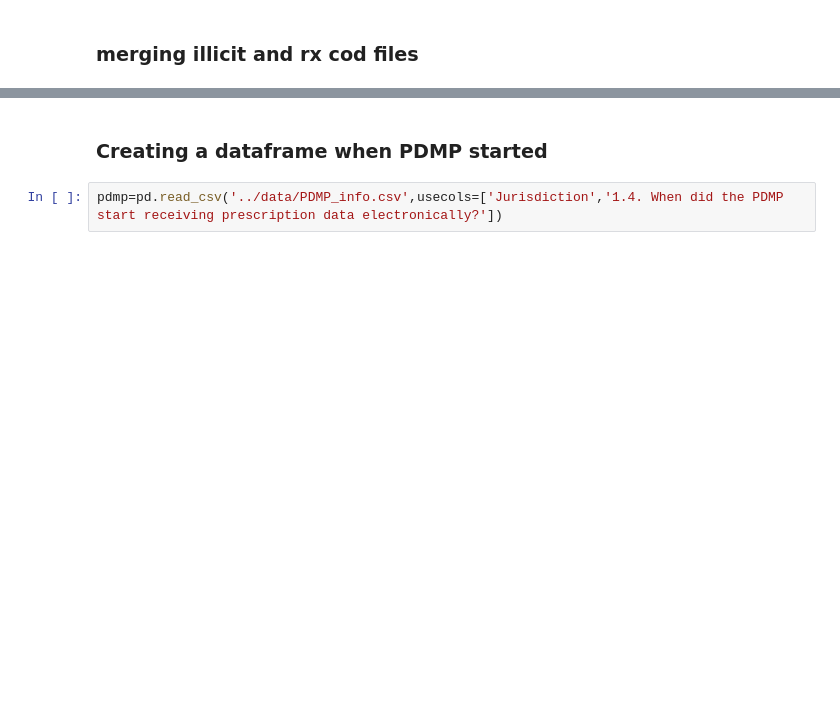
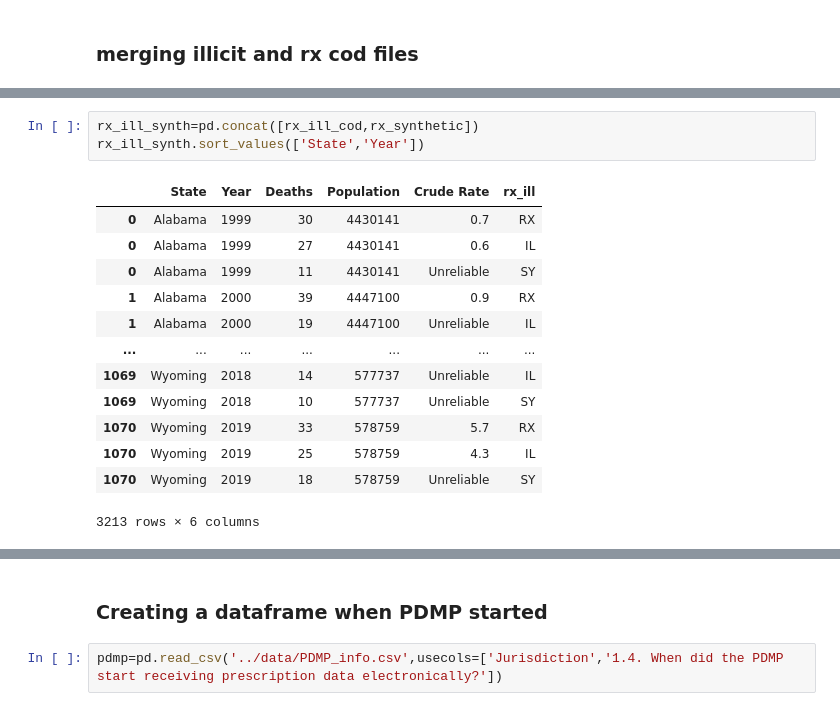
Before and after one commit to dhoza/opioids, a Jupyter notebook: Notebooks/Opioid_Use_and_Abuse.ipynb, the cells around one changed output, grey strips where cells are left out. Saved outputs shown, nothing was run; the diff lists cells and outputs as text; blank space fills up the shorter version.

```diff
--- a/Notebooks/Opioid_Use_and_Abuse.ipynb
+++ b/Notebooks/Opioid_Use_and_Abuse.ipynb
@@ -307,3 +253,20 @@ rx_ill_cod.sort_values(['State','Year'])
+# %%
+rx_ill_synth=pd.concat([rx_ill_cod,rx_synthetic])
+rx_ill_synth.sort_values(['State','Year'])
+# %% [output]
+|  | State | Year | Deaths | Population | Crude Rate | rx_ill |
+| 0 | Alabama | 1999 | 30 | 4430141 | 0.7 | RX |
+| 0 | Alabama | 1999 | 27 | 4430141 | 0.6 | IL |
+| 0 | Alabama | 1999 | 11 | 4430141 | Unreliable | SY |
+| 1 | Alabama | 2000 | 39 | 4447100 | 0.9 | RX |
+| 1 | Alabama | 2000 | 19 | 4447100 | Unreliable | IL |
+| ... | ... | ... | ... | ... | ... | ... |
+| 1069 | Wyoming | 2018 | 14 | 577737 | Unreliable | IL |
+| 1069 | Wyoming | 2018 | 10 | 577737 | Unreliable | SY |
+| 1070 | Wyoming | 2019 | 33 | 578759 | 5.7 | RX |
+| 1070 | Wyoming | 2019 | 25 | 578759 | 4.3 | IL |
+| 1070 | Wyoming | 2019 | 18 | 578759 | Unreliable | SY |
+3213 rows × 6 columns
 # %%
 #changing all suppressed values to 5
 #the suppressed values are 0-9, a mathmetician suggested to use either 0 or half the value of 10
```
Also changed, not shown: parts of 20 cells of this notebook, 6 other files.
